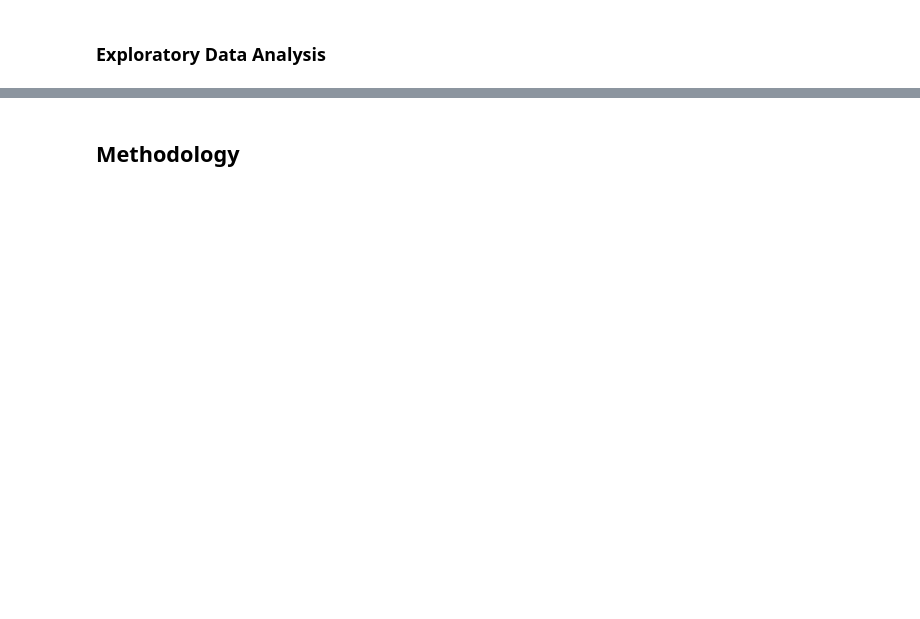
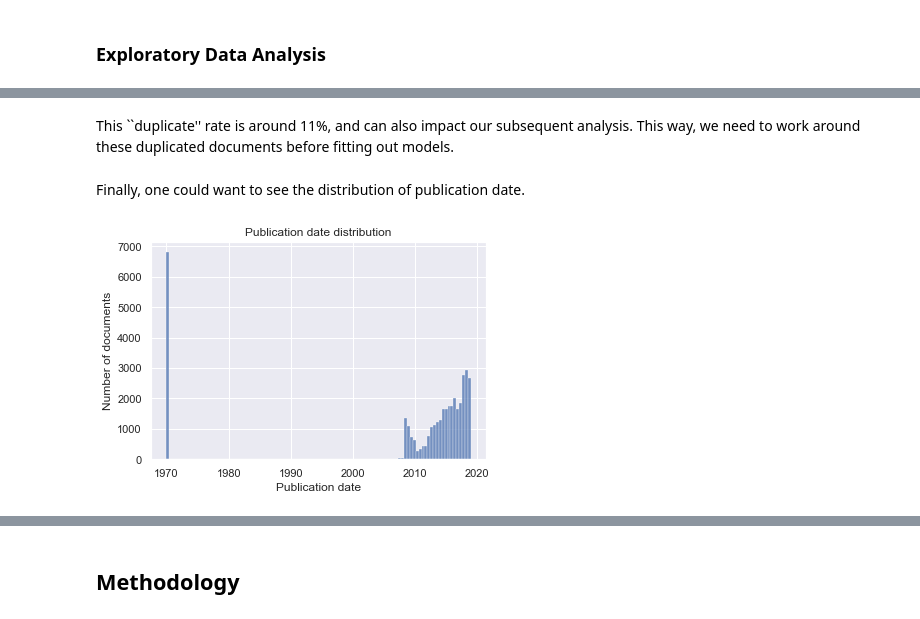
Before and after one commit to lucasresck/machine-learning, a Jupyter notebook: notebooks/a2_assignment.ipynb, the cells around one changed output, grey strips where cells are left out. Saved outputs shown, nothing was run; the diff lists cells and outputs as text; code cells hidden in the pictures; blank space fills up the shorter version.

```diff
--- a/notebooks/a2_assignment.ipynb
+++ b/notebooks/a2_assignment.ipynb
@@ -96,0 +156,12 @@ plt.ylabel('Nº of citations');
+# %% [markdown]
+This ``duplicate'' rate is around 11\%, and can also impact our subsequent analysis. This way, we need to work around these duplicated documents before fitting out models.
+# %% [markdown]
+Finally, one could want to see the distribution of publication date.
+# %%
+dates = np.array(pd.to_datetime(df.date).to_list())
+sns.histplot(data=dates)
+plt.title('Publication date distribution')
+plt.xlabel('Publication date')
+plt.ylabel('Number of documents');
+# %% [output]
+[figure, added]
```
Also changed, not shown: parts of 39 cells of this notebook.
